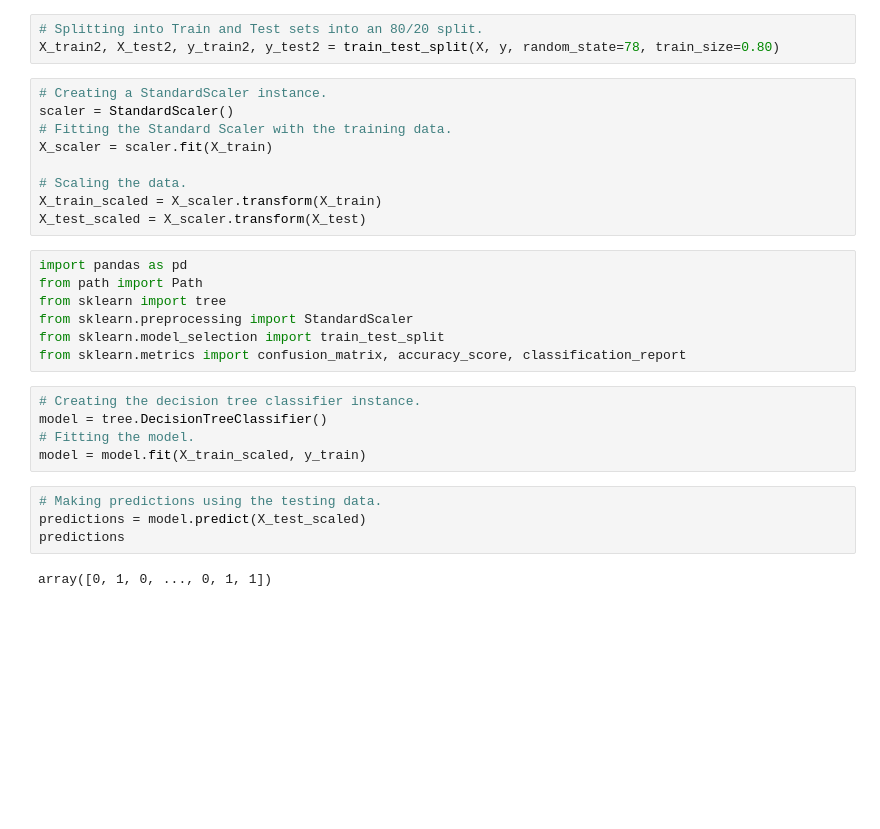
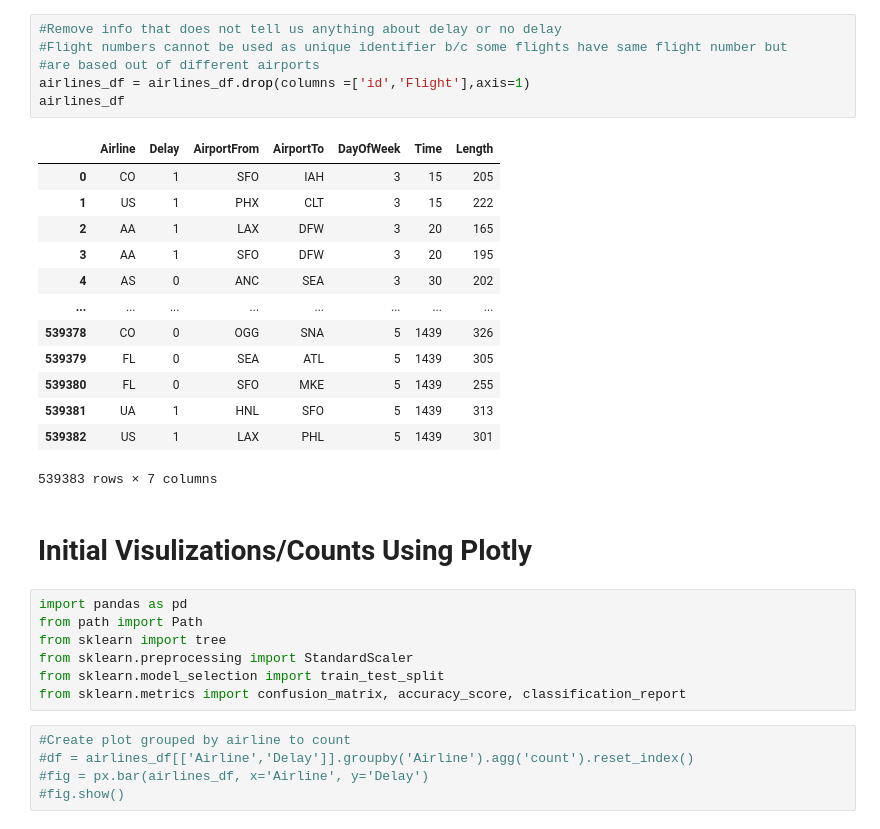
Before and after one commit to AidanH1998/Airplane-Group-1, a Jupyter notebook: Airlines ML.ipynb, the cells around one changed output. Saved outputs shown, nothing was run; the diff lists cells and outputs as text; blank space fills up the shorter version.

```diff
--- a/Airlines ML.ipynb
+++ b/Airlines ML.ipynb
@@ -106,15 +79,25 @@ print(y_test.shape)
 # %%
-# Splitting into Train and Test sets into an 80/20 split.
-X_train2, X_test2, y_train2, y_test2 = train_test_split(X, y, random_state=78, train_size=0.80)
+#Remove info that does not tell us anything about delay or no delay
+#Flight numbers cannot be used as unique identifier b/c some flights have same flight number but
+#are based out of different airports
+airlines_df = airlines_df.drop(columns =['id','Flight'],axis=1)
+airlines_df
+# %% [output]
+|  | Airline | Delay | AirportFrom | AirportTo | DayOfWeek | Time | Length |
+| 0 | CO | 1 | SFO | IAH | 3 | 15 | 205 |
+| 1 | US | 1 | PHX | CLT | 3 | 15 | 222 |
+| 2 | AA | 1 | LAX | DFW | 3 | 20 | 165 |
+| 3 | AA | 1 | SFO | DFW | 3 | 20 | 195 |
+| 4 | AS | 0 | ANC | SEA | 3 | 30 | 202 |
+| ... | ... | ... | ... | ... | ... | ... | ... |
+| 539378 | CO | 0 | OGG | SNA | 5 | 1439 | 326 |
+| 539379 | FL | 0 | SEA | ATL | 5 | 1439 | 305 |
+| 539380 | FL | 0 | SFO | MKE | 5 | 1439 | 255 |
+| 539381 | UA | 1 | HNL | SFO | 5 | 1439 | 313 |
+| 539382 | US | 1 | LAX | PHL | 5 | 1439 | 301 |
+539383 rows × 7 columns
-# %%
-# Creating a StandardScaler instance.
-scaler = StandardScaler()
-# Fitting the Standard Scaler with the training data.
-X_scaler = scaler.fit(X_train)
-
-# Scaling the data.
-X_train_scaled = X_scaler.transform(X_train)
-X_test_scaled = X_scaler.transform(X_test)
+# %% [markdown]
+# Initial Visulizations/Counts Using Plotly
 # %%
 import pandas as pd
 from path import Path
@@ -123,13 +106,7 @@ from sklearn.preprocessing import StandardScaler
 from sklearn.model_selection import train_test_split
 from sklearn.metrics import confusion_matrix, accuracy_score, classification_report
 # %%
-# Creating the decision tree classifier instance.
-model = tree.DecisionTreeClassifier()
-# Fitting the model.
-model = model.fit(X_train_scaled, y_train)
+#Create plot grouped by airline to count
+#df = airlines_df[['Airline','Delay']].groupby('Airline').agg('count').reset_index()
+#fig = px.bar(airlines_df, x='Airline', y='Delay')
+#fig.show()
-# %%
-# Making predictions using the testing data.
-predictions = model.predict(X_test_scaled)
-predictions
-# %% [output]
-array([0, 1, 0, ..., 0, 1, 1])
```
Also changed, not shown: parts of 27 cells of this notebook.
